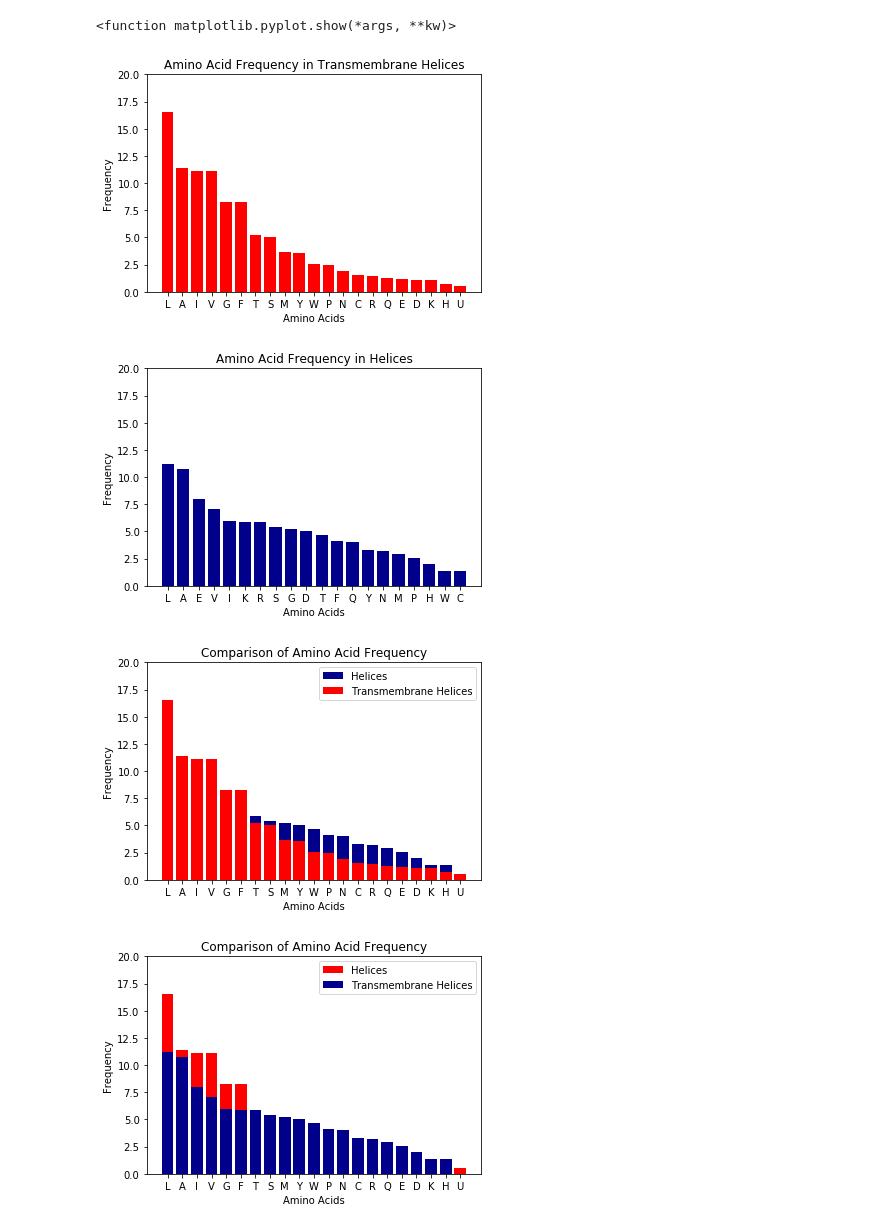
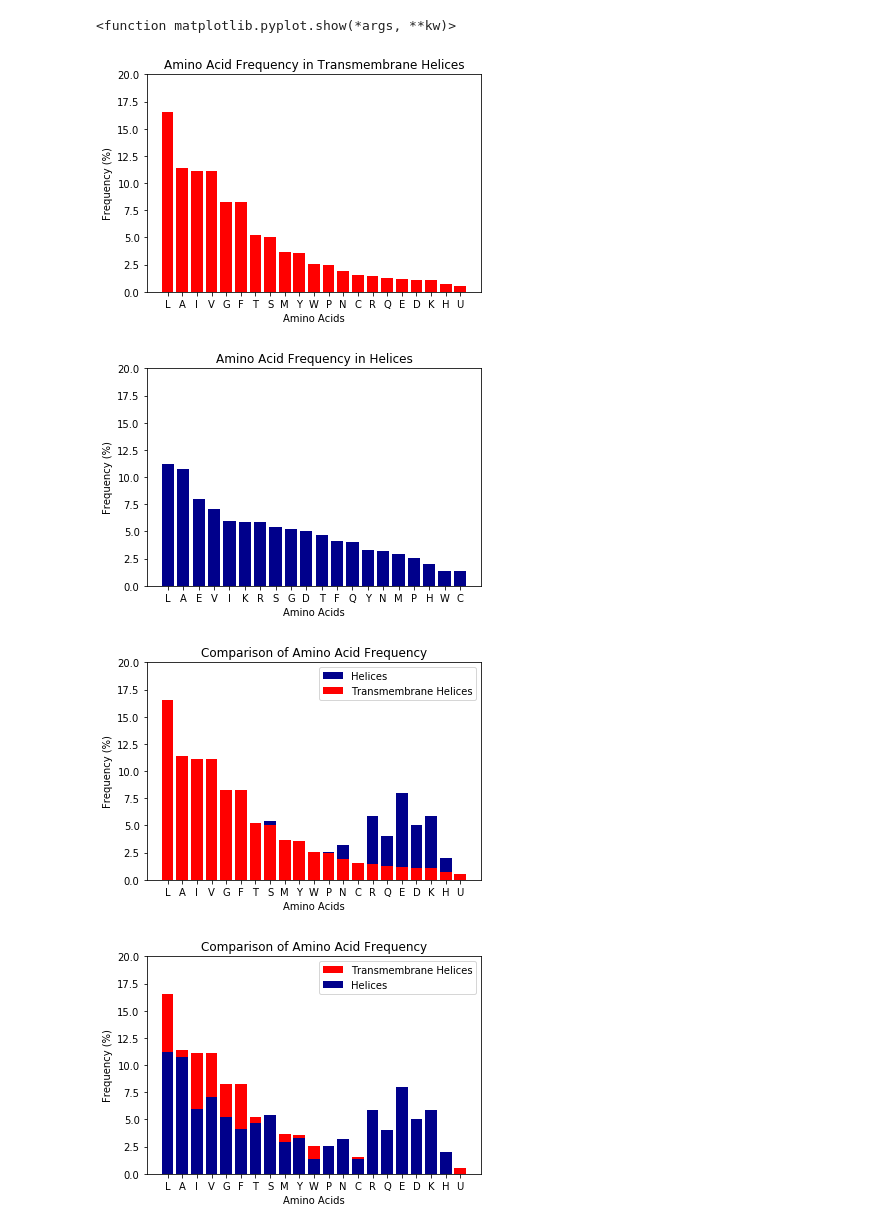
Before and after one commit to julianspaeth/transmembrane-identifier, a Jupyter notebook: src/classification/Parse PDBTM.ipynb, the cells around one changed output. Drawn from its saved outputs; the diff is of its cells as text; code cells hidden in the pictures.

Commit message:
Correct mistake in plots

```diff
--- a/src/classification/Parse PDBTM.ipynb
+++ b/src/classification/Parse PDBTM.ipynb
@@ -147,8 +147,8 @@ plt.bar(range(len(amino_acids_tm_helices)), list(amino_acids_tm_helices.values()
 plt.title("Amino Acid Frequency in Transmembrane Helices")
 plt.xticks(range(len(amino_acids_tm_helices)), list(amino_acids_tm_helices.keys()))
 plt.xlabel("Amino Acids")
-plt.ylabel("Frequency")
-f1.savefig('aa_tm_helix_frequency.pdf')
+plt.ylabel("Frequency (%)")
+f1.savefig('figures/aa_tm_helix_frequency.pdf')
 plt.ylim([0,20])
 plt.show
 
@@ -174,43 +174,67 @@ amino_acids_helices = {
     "W" : 1.4,
     "C" : 1.4
 }
 
 f2 = plt.figure()
 plt.bar(range(len(amino_acids_helices)), list(amino_acids_helices.values()), align='center', color='darkblue')
 plt.title("Amino Acid Frequency in Helices")
 plt.xticks(range(len(amino_acids_helices)), list(amino_acids_helices.keys()))
 plt.xlabel("Amino Acids")
-plt.ylabel("Frequency")
+plt.ylabel("Frequency (%)")
 plt.ylim([0,20])
-f2.savefig('aa_helix_frequency.pdf')
+f2.savefig('figures/aa_helix_frequency.pdf')
 plt.show
 
+amino_acids_helices_same_sort = {
+    "L" : 11.2,
+    "A" : 10.7,
+    "I" : 6.0,
+    "V" : 7.1,
+    "G" : 5.2,
+    "F" : 4.1,
+    "T" : 4.7,
+    "S" : 5.4,
+    "M" : 2.9,
+    "Y" : 3.3,
+    "W" : 1.4,
+    "P" : 2.6,
+    "N" : 3.2,
+    "C" : 1.4,
+    "R" : 5.9,
+    "Q" : 4.0,
+    "E" : 8.0,
+    "D" : 5.0,
+    "K" : 5.9,
+    "H" : 2.0,
+    "U" : 0
+}
+
 f3 = plt.figure()
-plt.bar(range(len(amino_acids_helices)), list(amino_acids_helices.values()), align='center', color='darkblue')
+plt.bar(range(len(amino_acids_helices_same_sort)), list(amino_acids_helices_same_sort.values()), align='center', color='darkblue')
 plt.bar(range(len(amino_acids_tm_helices)), list(amino_acids_tm_helices.values()), align='center', color='red')
 plt.xticks(range(len(amino_acids_tm_helices)), list(amino_acids_tm_helices.keys()))
 plt.title("Comparison of Amino Acid Frequency")
 plt.legend(["Helices", "Transmembrane Helices"])
 plt.xlabel("Amino Acids")
-plt.ylabel("Frequency")
+plt.ylabel("Frequency (%)")
 plt.ylim([0,20])
-f3.savefig('comparison_tm_back.pdf')
+f3.savefig('figures/comparison_tm_back.pdf')
 plt.show
 
 f4 = plt.figure()
 plt.bar(range(len(amino_acids_tm_helices)), list(amino_acids_tm_helices.values()), align='center', color='red')
-plt.bar(range(len(amino_acids_helices)), list(amino_acids_helices.values()), align='center', color='darkblue')
+plt.bar(range(len(amino_acids_helices_same_sort)), list(amino_acids_helices_same_sort.values()), align='center', color='darkblue')
 plt.xticks(range(len(amino_acids_tm_helices)), list(amino_acids_tm_helices.keys()))
 plt.title("Comparison of Amino Acid Frequency")
-plt.legend(["Helices", "Transmembrane Helices"])
+plt.legend(["Transmembrane Helices", "Helices"])
 plt.xlabel("Amino Acids")
-plt.ylabel("Frequency")
+plt.ylabel("Frequency (%)")
 plt.ylim([0,20])
-f4.savefig(figures'comparison_tm_front.pdf')
+f4.savefig('figures/comparison_tm_front.pdf')
 plt.show
 # %% [output]
 <function matplotlib.pyplot.show(*args, **kw)>
-[figure, old version]
+[figure, new version]
-[figure, old version]
+[figure, new version]
-[figure, old version]
+[figure, new version]
-[figure, old version]
+[figure, new version]
```
Also changed, not shown: 4 other files.
